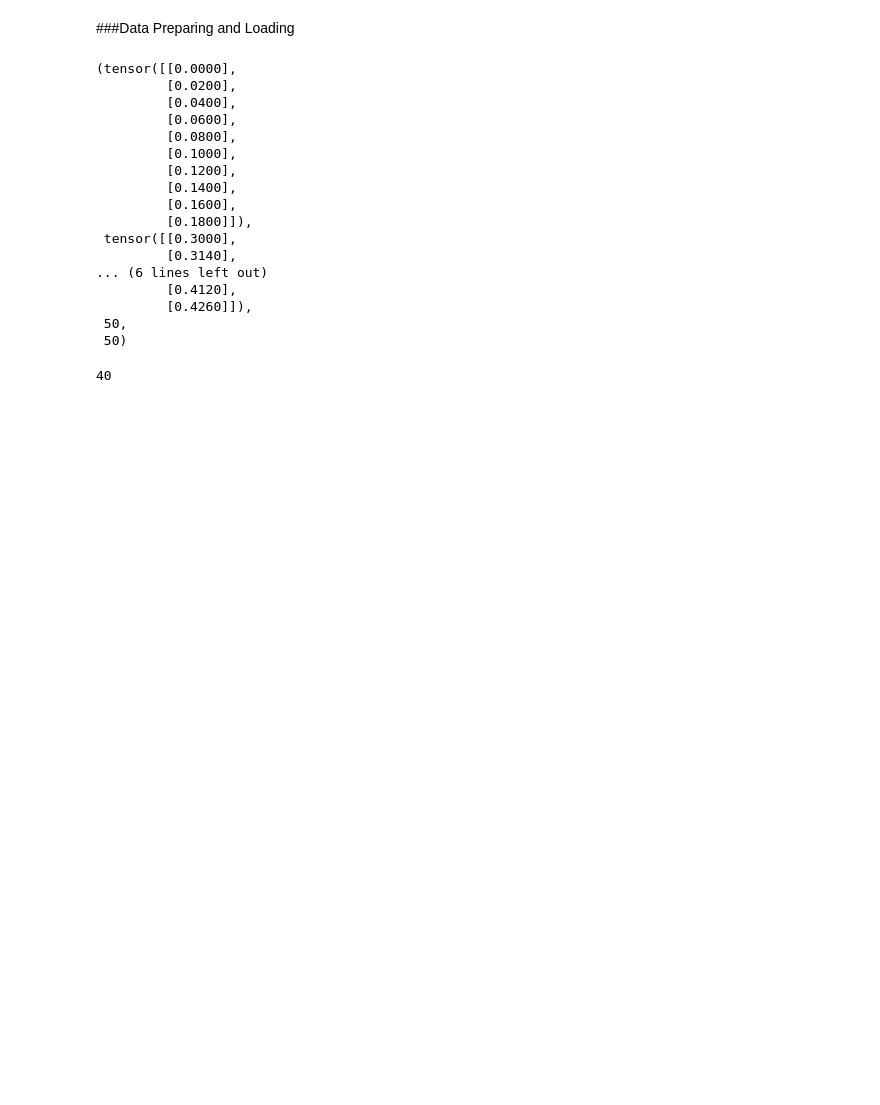
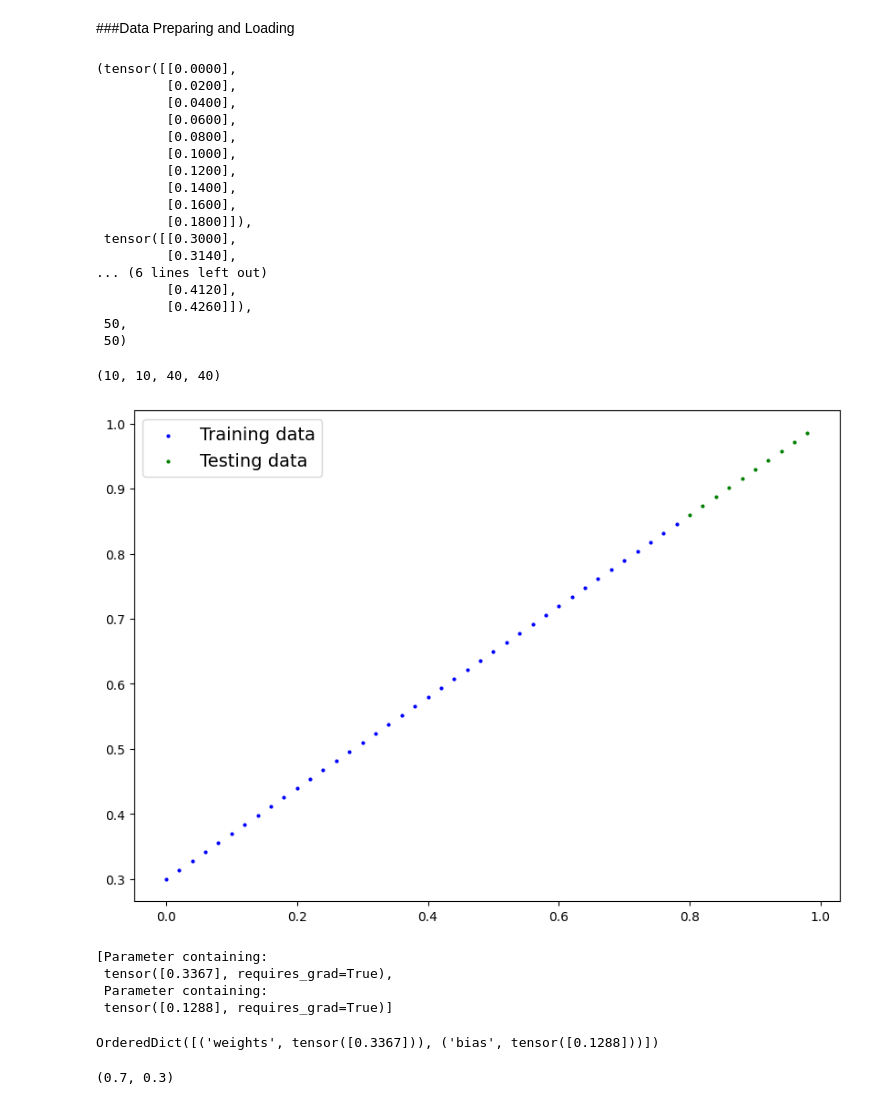
Before and after one commit to udaykiran2427/Learning-Pytorch, a Jupyter notebook: Pytorch_Workflow.ipynb, the cells around one changed output. Drawn from its saved outputs; the diff is of its cells as text; code cells hidden in the pictures; blank space fills up the shorter version.

```diff
--- a/Pytorch_Workflow.ipynb
+++ b/Pytorch_Workflow.ipynb
@@ -43,5 +43,25 @@ X[:10], y[:10], len(X), len(y)
 train_split = int(0.8 * len(X))
 X_train, y_train = X[:train_split], y[:train_split]
 X_test, y_test = X[train_split:], y[train_split:]
+len(X_test), len(y_test), len(X_train), len(y_train)
 # %% [output]
-40
+(10, 10, 40, 40)
+# %%
+def plot_predictions(train_data=X_train,
+                     train_labels=y_train,
+                     test_data=X_test,
+                     test_labels=y_test,
+                     predictions=None):
+  """
+  Plots training data, test data and compares predictions.
+  """
+  plt.figure(figsize=(10, 7))
+  plt.scatter(train_data, train_labels, c="b", s=4, label="Training data")
+  plt.scatter(test_data, test_labels, c="g", s=4, label="Testing data")
+  if predictions is not None:
+    plt.scatter(test_data, predictions, c="r", s=4, label="Predictions")
+  plt.legend(prop={"size": 14});
+# %%
+plot_predictions()
+# %% [output]
+[figure, added]
@@ -47,0 +78,18 @@ X_test, y_test = X[train_split:], y[train_split:]
+# %%
+#model building
+torch.manual_seed(42)
+model_0 = LinearRegressionModel()
+list(model_0.parameters())
+# %% [output]
+[Parameter containing:
+ tensor([0.3367], requires_grad=True),
+ Parameter containing:
+ tensor([0.1288], requires_grad=True)]
+# %%
+model_0.state_dict()
+# %% [output]
+OrderedDict([('weights', tensor([0.3367])), ('bias', tensor([0.1288]))])
+# %%
+weight, bias
+# %% [output]
+(0.7, 0.3)
```
Also changed, not shown: parts of 6 cells of this notebook.
